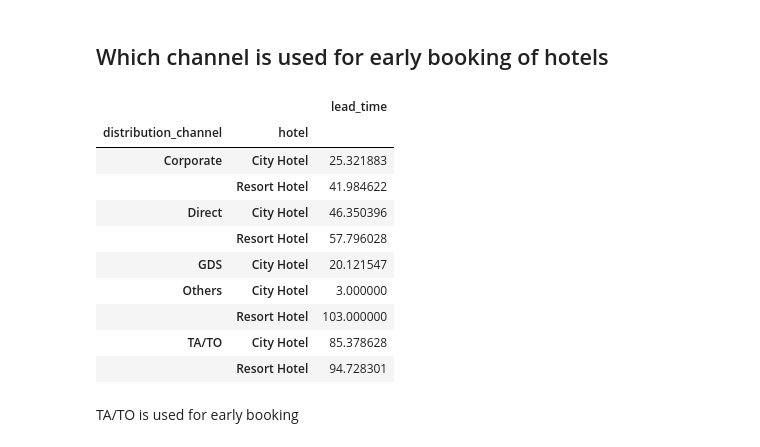
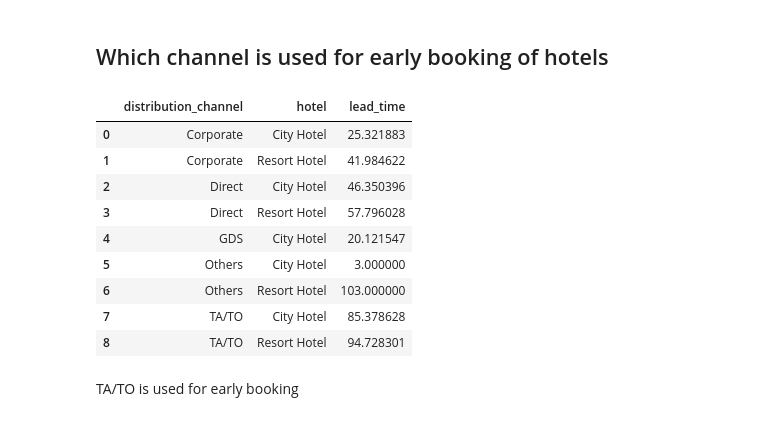
Before and after one commit to ZenCodex559/Hotel-Booking-Analysis, a Jupyter notebook: EDA_Capstone_Project_|_Hotel_Booking_Analysis.ipynb, the cells around one changed output. Cells and saved outputs as stored; diff of their text form; code cells hidden in the pictures.

```diff
--- a/EDA_Capstone_Project_|_Hotel_Booking_Analysis.ipynb
+++ b/EDA_Capstone_Project_|_Hotel_Booking_Analysis.ipynb
@@ -347,3 +350,7 @@ df
+# %%
+# locating the value index and than dropping it
+df.loc[df['adr']>1000]
+df = df.drop(48515)
 # %%
 # Dividing dataset in two groups with cancel type and not cancel type
 
@@ -433,19 +447,19 @@ Resort hotels get more chances for a guests to come again
 ## Which channel is used for early booking of hotels
 # %%
 # Using groupby function to check which has most early of booking
-df.groupby(['distribution_channel','hotel'])[['distribution_channel','hotel','lead_time']].agg({"lead_time":"mean"})
+distribution_channel_plot = df.groupby(['distribution_channel','hotel'])[['distribution_channel','hotel','lead_time']].agg({"lead_time":"mean"}).reset_index()
+distribution_channel_plot
 # %% [output]
-|  |  | lead_time |
-| distribution_channel | hotel |  |
-| Corporate | City Hotel | 25.321883 |
-|  | Resort Hotel | 41.984622 |
-| Direct | City Hotel | 46.350396 |
-|  | Resort Hotel | 57.796028 |
-| GDS | City Hotel | 20.121547 |
-| Others | City Hotel | 3.000000 |
-|  | Resort Hotel | 103.000000 |
-| TA/TO | City Hotel | 85.378628 |
-|  | Resort Hotel | 94.728301 |
+|  | distribution_channel | hotel | lead_time |
+| 0 | Corporate | City Hotel | 25.321883 |
+| 1 | Corporate | Resort Hotel | 41.984622 |
+| 2 | Direct | City Hotel | 46.350396 |
+| 3 | Direct | Resort Hotel | 57.796028 |
+| 4 | GDS | City Hotel | 20.121547 |
+| 5 | Others | City Hotel | 3.000000 |
+| 6 | Others | Resort Hotel | 103.000000 |
+| 7 | TA/TO | City Hotel | 85.378628 |
+| 8 | TA/TO | Resort Hotel | 94.728301 |
 # %% [markdown]
 TA/TO is used for early booking
 # %% [markdown]
```
Also changed, not shown: parts of 118 cells of this notebook.
